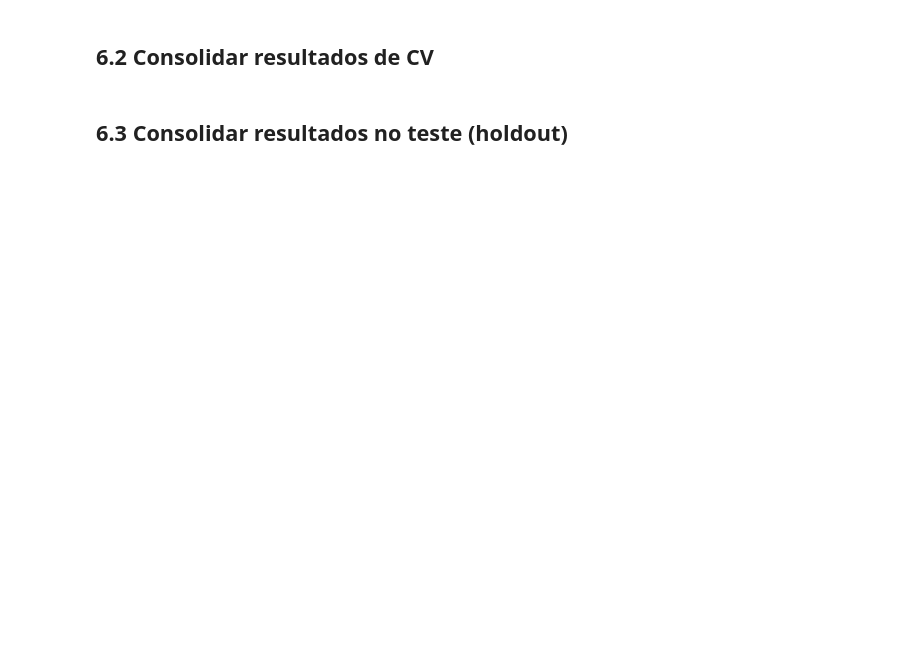
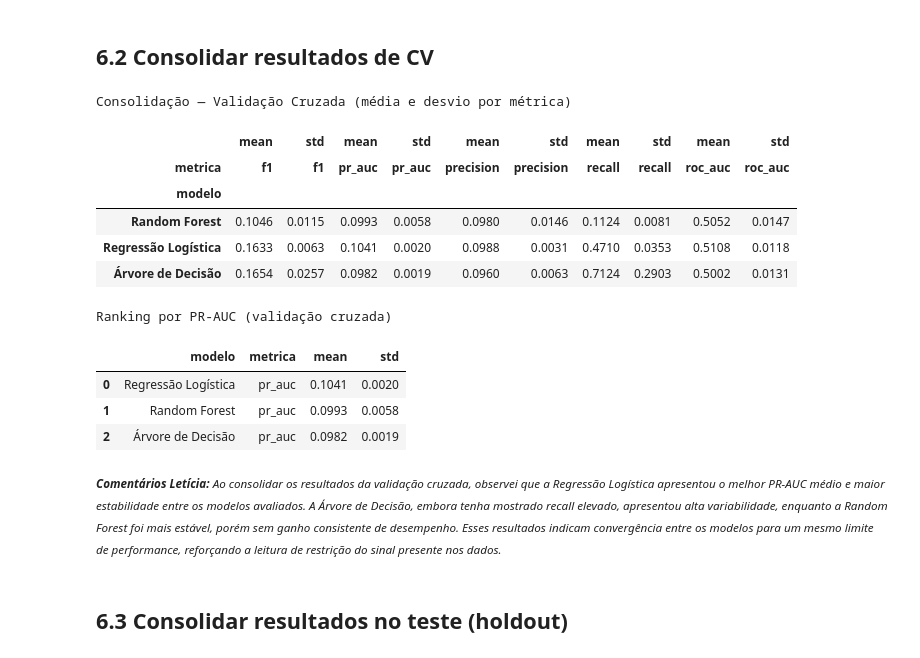
Before and after one commit to lpdata/fraude_bilhetagem, a Jupyter notebook: notebooks/03_modelagem.ipynb, the cells around one changed output. Saved outputs shown, nothing was run; the diff lists cells and outputs as text; code cells hidden in the pictures; blank space fills up the shorter version.

Commit message:
Finalização do notebook de modelagem

```diff
--- a/notebooks/03_modelagem.ipynb
+++ b/notebooks/03_modelagem.ipynb
@@ -2042,4 +2131,53 @@ Importâncias das features extraídas com sucesso — Random Forest
 # %% [markdown]
 ## 6.2 Consolidar resultados de CV
+# %%
+def _to_long(summary_df: pd.DataFrame, model_name: str) -> pd.DataFrame:
+    df = summary_df.copy()
+    df = df.reset_index().rename(columns={"index": "metrica"})
+    df["modelo"] = model_name
+    df = df[["modelo", "metrica", "mean", "std"]]
+    return df
+
+cv_long = pd.concat(
+    [
+        _to_long(cv_summary, "Regressão Logística"),
+        _to_long(tree_cv_summary, "Árvore de Decisão"),
+        _to_long(rf_cv_summary, "Random Forest"),
+    ],
+    ignore_index=True
+)
+
+cv_wide = (
+    cv_long
+    .pivot(index="modelo", columns="metrica", values=["mean", "std"])
+    .sort_index(axis=1, level=1)
+)
+
+print("Consolidação — Validação Cruzada (média e desvio por métrica)")
+display(cv_wide)
+
+cv_rank_pr_auc = (
+    cv_long[cv_long["metrica"] == "pr_auc"]
+    .sort_values("mean", ascending=False)
+    .reset_index(drop=True)
+)
+
+print("\nRanking por PR-AUC (validação cruzada)")
+display(cv_rank_pr_auc)
+# %% [output]
+Consolidação — Validação Cruzada (média e desvio por métrica)
+|  | mean | std | mean | std | mean | std | mean | std | mean | std |
+| metrica | f1 | f1 | pr_auc | pr_auc | precision | precision | recall | recall | roc_auc | roc_auc |
+| modelo |  |  |  |  |  |  |  |  |  |  |
+| Random Forest | 0.1046 | 0.0115 | 0.0993 | 0.0058 | 0.0980 | 0.0146 | 0.1124 | 0.0081 | 0.5052 | 0.0147 |
+| Regressão Logística | 0.1633 | 0.0063 | 0.1041 | 0.0020 | 0.0988 | 0.0031 | 0.4710 | 0.0353 | 0.5108 | 0.0118 |
+| Árvore de Decisão | 0.1654 | 0.0257 | 0.0982 | 0.0019 | 0.0960 | 0.0063 | 0.7124 | 0.2903 | 0.5002 | 0.0131 |
+Ranking por PR-AUC (validação cruzada)
+|  | modelo | metrica | mean | std |
+| 0 | Regressão Logística | pr_auc | 0.1041 | 0.0020 |
+| 1 | Random Forest | pr_auc | 0.0993 | 0.0058 |
+| 2 | Árvore de Decisão | pr_auc | 0.0982 | 0.0019 |
+# %% [markdown]
+<small>***Comentários Letícia:** Ao consolidar os resultados da validação cruzada, observei que a Regressão Logística apresentou o melhor PR-AUC médio e maior estabilidade entre os modelos avaliados. A Árvore de Decisão, embora tenha mostrado recall elevado, apresentou alta variabilidade, enquanto a Random Forest foi mais estável, porém sem ganho consistente de desempenho. Esses resultados indicam convergência entre os modelos para um mesmo limite de performance, reforçando a leitura de restrição do sinal presente nos dados.*</small>
 # %% [markdown]
 ## 6.3 Consolidar resultados no teste (holdout)
```
Also changed, not shown: parts of 17 cells of this notebook.
